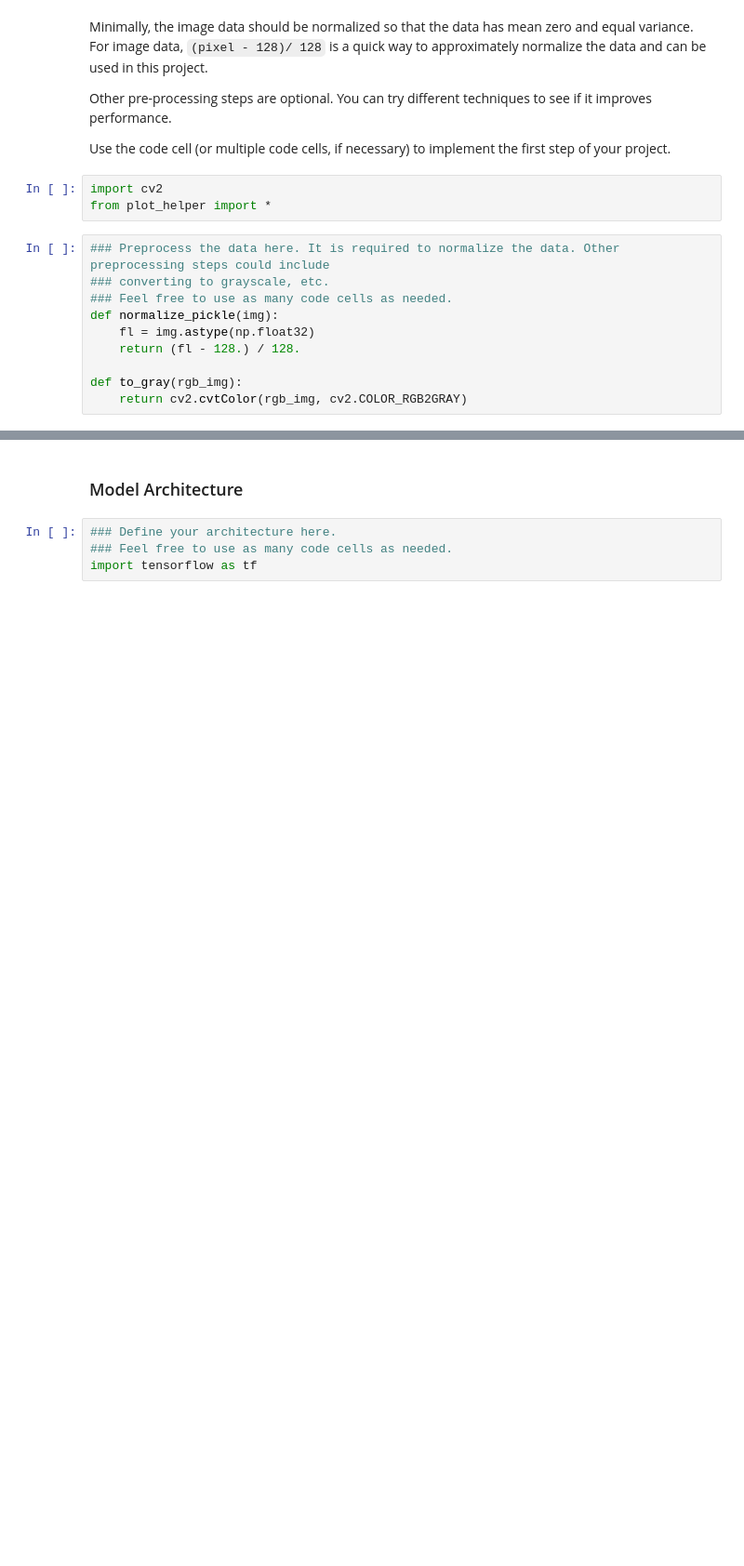
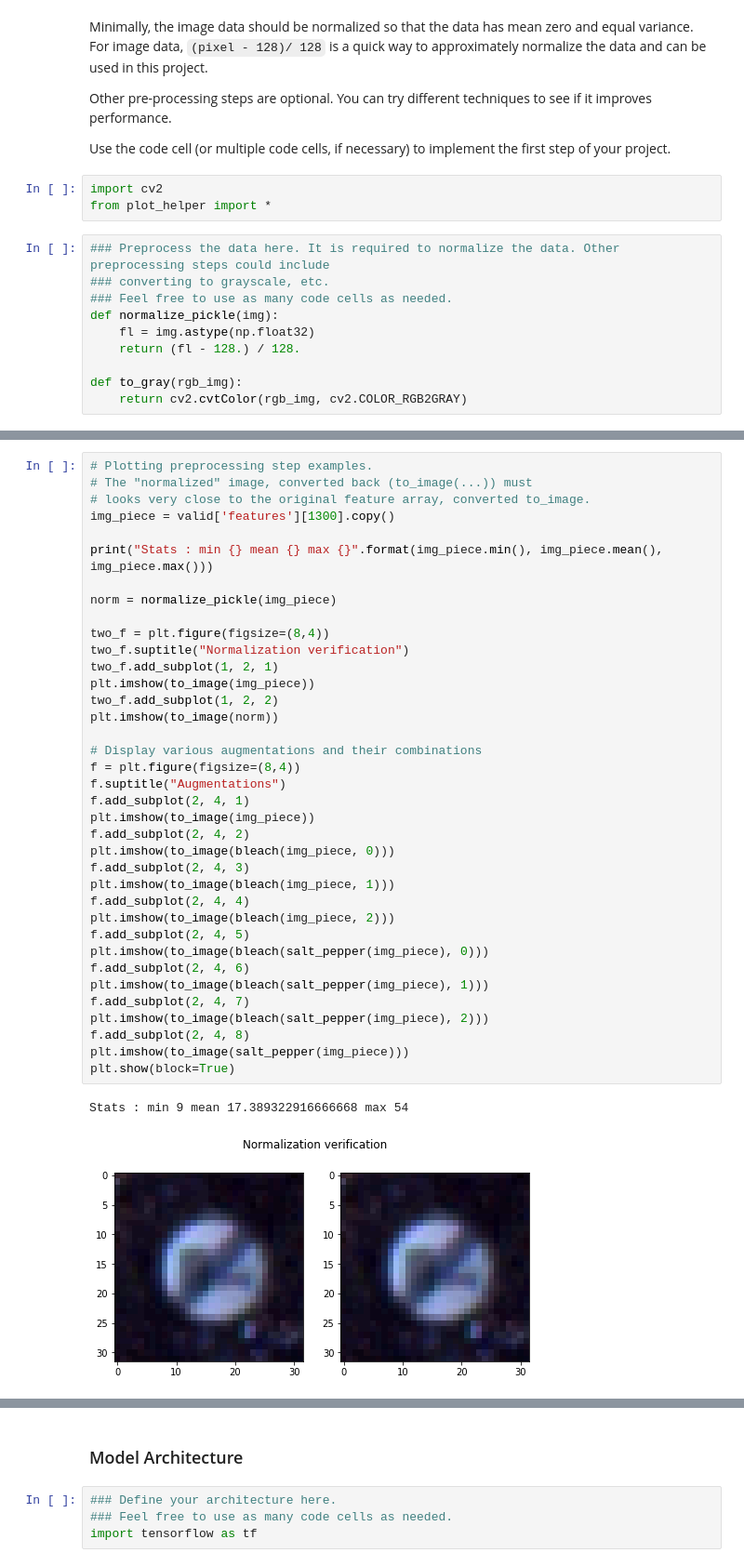
Before and after one commit to udacity/CarND-Traffic-Sign-Classifier-Project, a Jupyter notebook: Traffic_Sign_Classifier.ipynb, the cells around one changed output, grey strips where cells are left out. Shown at 93% size. Saved outputs shown, nothing was run; the diff lists cells and outputs as text; blank space fills up the shorter version.

Commit message:
Data augmentation added

```diff
--- a/Traffic_Sign_Classifier.ipynb
+++ b/Traffic_Sign_Classifier.ipynb
@@ -193,0 +223,40 @@ plot_rgb(to_image(norm))
+# %%
+# Plotting preprocessing step examples.
+# The "normalized" image, converted back (to_image(...)) must
+# looks very close to the original feature array, converted to_image.
+img_piece = valid['features'][1300].copy()
+
+print("Stats : min {} mean {} max {}".format(img_piece.min(), img_piece.mean(), img_piece.max()))
+
+norm = normalize_pickle(img_piece)
+
+two_f = plt.figure(figsize=(8,4))
+two_f.suptitle("Normalization verification")
+two_f.add_subplot(1, 2, 1)
+plt.imshow(to_image(img_piece))
+two_f.add_subplot(1, 2, 2)
+plt.imshow(to_image(norm))
+
+# Display various augmentations and their combinations
+f = plt.figure(figsize=(8,4))
+f.suptitle("Augmentations")
+f.add_subplot(2, 4, 1)
+plt.imshow(to_image(img_piece))
+f.add_subplot(2, 4, 2)
+plt.imshow(to_image(bleach(img_piece, 0)))
+f.add_subplot(2, 4, 3)
+plt.imshow(to_image(bleach(img_piece, 1)))
+f.add_subplot(2, 4, 4)
+plt.imshow(to_image(bleach(img_piece, 2)))
+f.add_subplot(2, 4, 5)
+plt.imshow(to_image(bleach(salt_pepper(img_piece), 0)))
+f.add_subplot(2, 4, 6)
+plt.imshow(to_image(bleach(salt_pepper(img_piece), 1)))
+f.add_subplot(2, 4, 7)
+plt.imshow(to_image(bleach(salt_pepper(img_piece), 2)))
+f.add_subplot(2, 4, 8)
+plt.imshow(to_image(salt_pepper(img_piece)))
+plt.show(block=True)
+# %% [output]
+Stats : min 9 mean 17.389322916666668 max 54
+[figure, added]
```
Also changed, not shown: parts of 15 cells of this notebook.
